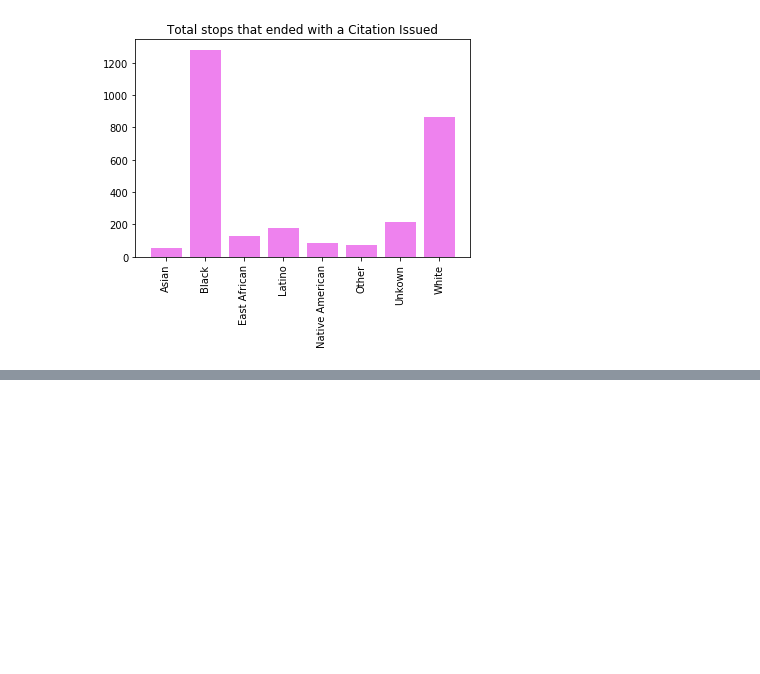
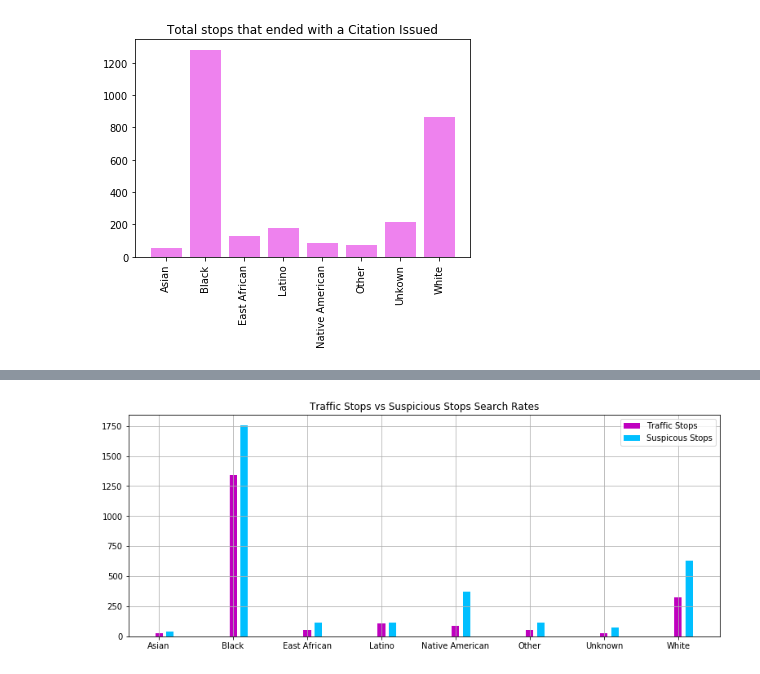
Before and after one commit to elu267/Project_GroupF, a Jupyter notebook: MN_Stop_Data.ipynb, the cells around one changed output, grey strips where cells are left out. Saved outputs shown, nothing was run; the diff lists cells and outputs as text; code cells hidden in the pictures; blank space fills up the shorter version.

```diff
--- a/MN_Stop_Data.ipynb
+++ b/MN_Stop_Data.ipynb
@@ -622,0 +626,18 @@ fig10.savefig('citations_without_vechicle_search.png')
+# %%
+#traffic stop and search
+
+#total stops
+total_stops = cleanDF['problem'].count()
+
+traffic = cleanDF.loc[(cleanDF['problem'] == 'traffic') & (cleanDF['personSearch'] == 'YES')]
+traffic_count = pd.DataFrame(traffic.groupby(['race'])['personSearch'].count())
+people_searched_traffic_stop = traffic_count['personSearch'].sum()
+
+#suspicious stops and search count
+suspicious = cleanDF.loc[(cleanDF['problem'] == 'suspicious') & (cleanDF['personSearch'] == 'YES')]
+suspicious_count = pd.DataFrame(suspicious.groupby(['race'])['personSearch'].count())
+suspicious_searched_traffic_stop = suspicious_count['personSearch'].sum()
+
+
+print(f'{people_searched_traffic_stop} people were searched durring traffic stops out of a total {total_stops} stops')
+print(f'{suspicious_searched_traffic_stop} people were searched durring suspicious stops out of a total {total_stops} stops')
@@ -622,0 +662,19 @@ fig10.savefig('citations_without_vechicle_search.png')
+# %%
+#bar Chart
+traf = traffic_count['personSearch']
+susp = suspicious_count['personSearch']
+
+fig12, ax12 = plt.subplots(figsize= (13,5) )
+
+x = np.arange(8)
+
+ax12.bar(x + 0.00, traf, color = 'm', width = .10 ,label='Traffic Stops')
+ax12.bar(x + 0.15, susp, color = 'deepskyblue', width=.10, label='Suspicous Stops')
+plt.xticks([0,1,2,3,4,5,6,7], ['Asian','Black','East African','Latino','Native American','Other','Unknown','White'])
+ax12.set_title('Traffic Stops vs Suspicious Stops Search Rates')
+plt.legend()
+plt.grid()
+plt.show()
+fig12.savefig('traffic_vs_suspicious_stops.png')
+# %% [output]
+[figure, added]
```
Also changed, not shown: parts of 4 cells of this notebook, 1 other file.
